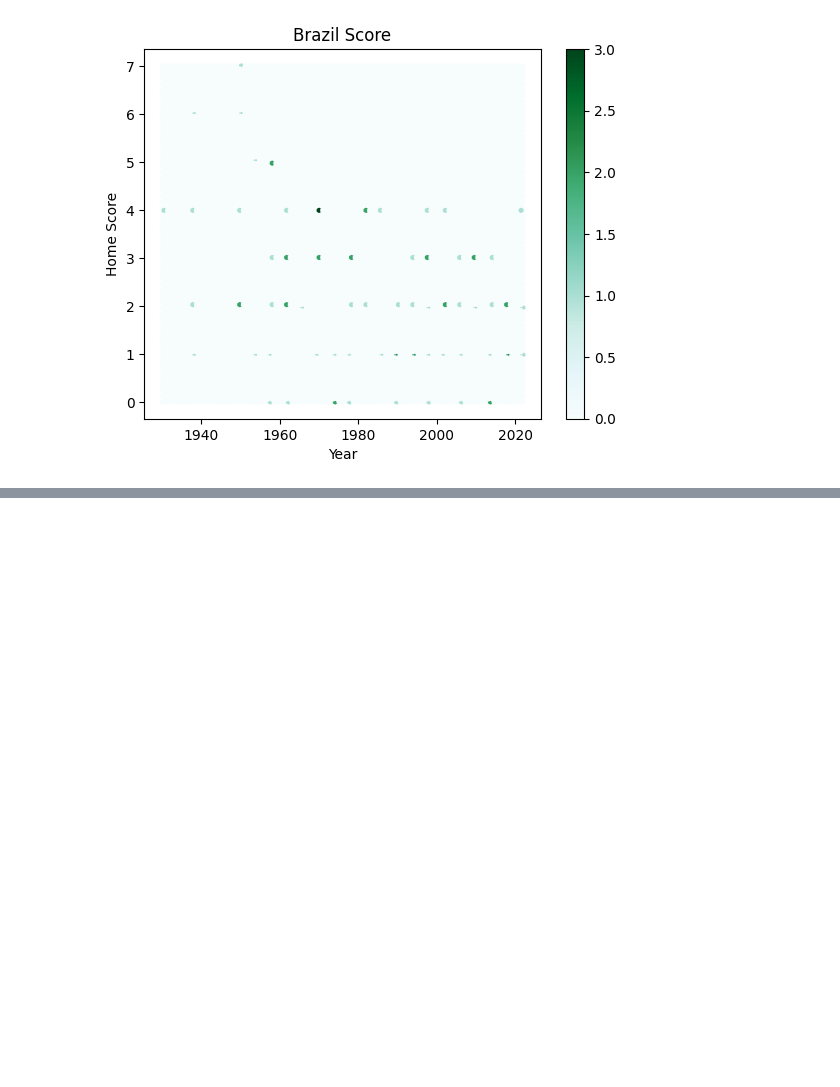
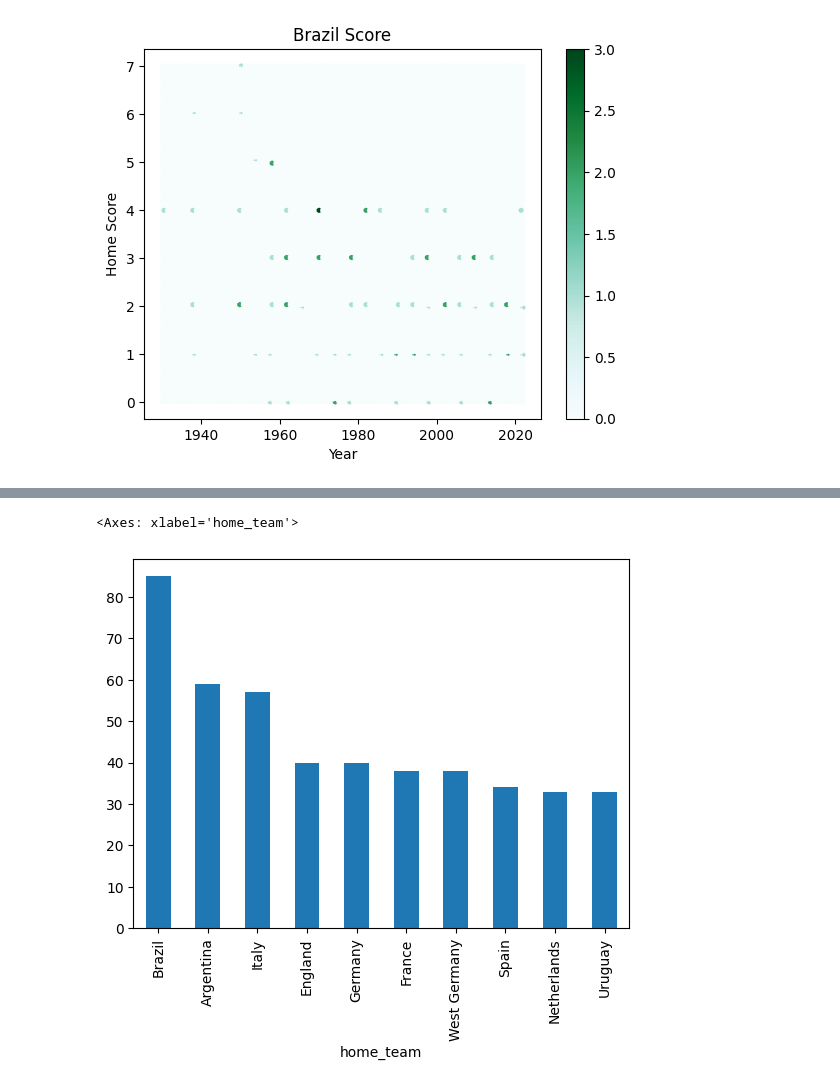
Before and after one commit to tejaswininridegree/Python-basics-, a Jupyter notebook: Data_Visualization_Using_Pandas.ipynb, the cells around one changed output, grey strips where cells are left out. Saved outputs shown, nothing was run; the diff lists cells and outputs as text; code cells hidden in the pictures; blank space fills up the shorter version.

```diff
--- a/Data_Visualization_Using_Pandas.ipynb
+++ b/Data_Visualization_Using_Pandas.ipynb
@@ -202,0 +340,9 @@ plt.show()
+# %%
+Above30=df['home_team'].value_counts()
+# %%
+filteredData=Above30[Above30 >30]
+# %%
+filteredData.plot(kind='bar')
+# %% [output]
+<Axes: xlabel='home_team'>
+[figure, added]
```
Also changed, not shown: parts of 75 cells of this notebook.
